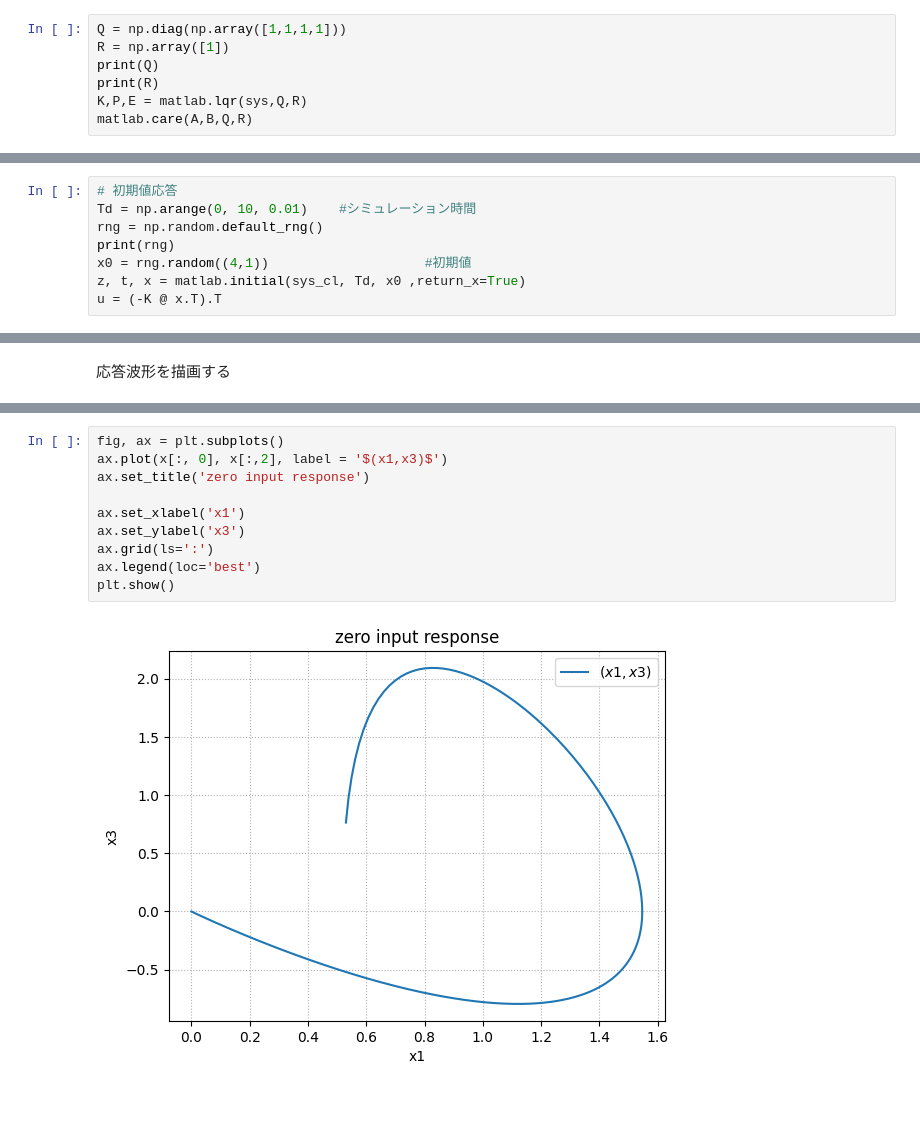
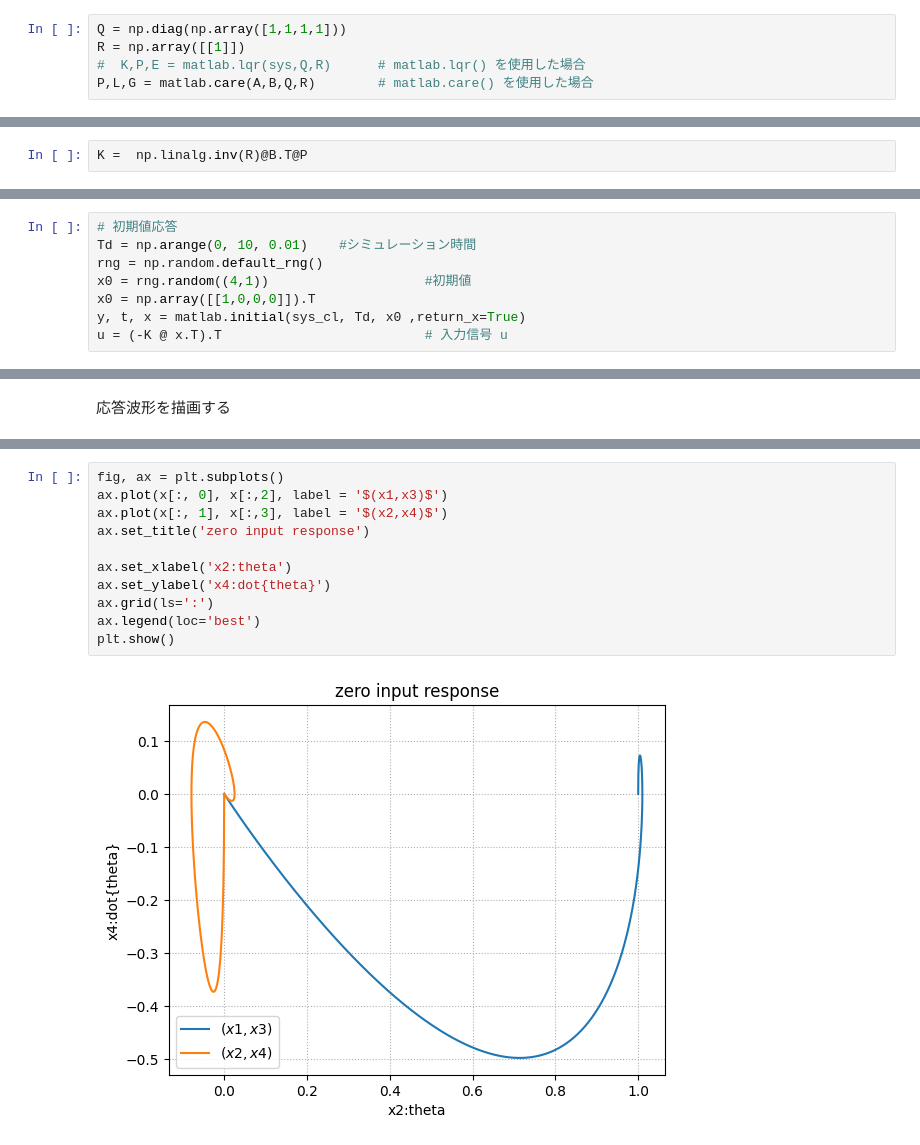
Before and after one commit to tdushio/shiolabOpen, a Jupyter notebook: 32_Demo_LQRによる倒立振子の安定化制御_のコピー.ipynb, the cells around one changed output, grey strips where cells are left out. Cells and saved outputs as stored; diff of their text form; blank space fills up the shorter version.

```diff
--- a/32_Demo_LQRによる倒立振子の安定化制御_のコピー.ipynb
+++ b/32_Demo_LQRによる倒立振子の安定化制御_のコピー.ipynb
@@ -160,7 +199,5 @@ sys = matlab.ss(A, B, C, D)
 # %%
 Q = np.diag(np.array([1,1,1,1]))
-R = np.array([1])
-print(Q)
-print(R)
-K,P,E = matlab.lqr(sys,Q,R)
-matlab.care(A,B,Q,R)
+R = np.array([[1]])
+#  K,P,E = matlab.lqr(sys,Q,R)      # matlab.lqr() を使用した場合
+P,L,G = matlab.care(A,B,Q,R)        # matlab.care() を使用した場合
@@ -173,3 +206,5 @@ matlab.care(A,B,Q,R)
+# %%
+K =  np.linalg.inv(R)@B.T@P
 # %% [markdown]
 # シミュレーション
 ## 閉ループ系の構成
@@ -193,7 +228,7 @@ matlab.initialで、システムのゼロ入力応答を取得する.
 # 初期値応答
 Td = np.arange(0, 10, 0.01)    #シミュレーション時間
 rng = np.random.default_rng()
-print(rng)
 x0 = rng.random((4,1))                    #初期値
-z, t, x = matlab.initial(sys_cl, Td, x0 ,return_x=True)
-u = (-K @ x.T).T
+x0 = np.array([[1,0,0,0]]).T
+y, t, x = matlab.initial(sys_cl, Td, x0 ,return_x=True)
+u = (-K @ x.T).T                          # 入力信号 u
@@ -219,12 +252,13 @@ plt.show()
 # %%
 fig, ax = plt.subplots()
 ax.plot(x[:, 0], x[:,2], label = '$(x1,x3)$')
+ax.plot(x[:, 1], x[:,3], label = '$(x2,x4)$')
 ax.set_title('zero input response')
 
-ax.set_xlabel('x1')
-ax.set_ylabel('x3')
+ax.set_xlabel('x2:theta')
+ax.set_ylabel('x4:dot{theta}')
 ax.grid(ls=':')
 ax.legend(loc='best')
 plt.show()
 # %% [output]
-[figure, old version]
+[figure, new version]
```
Also changed, not shown: parts of 16 cells of this notebook.
